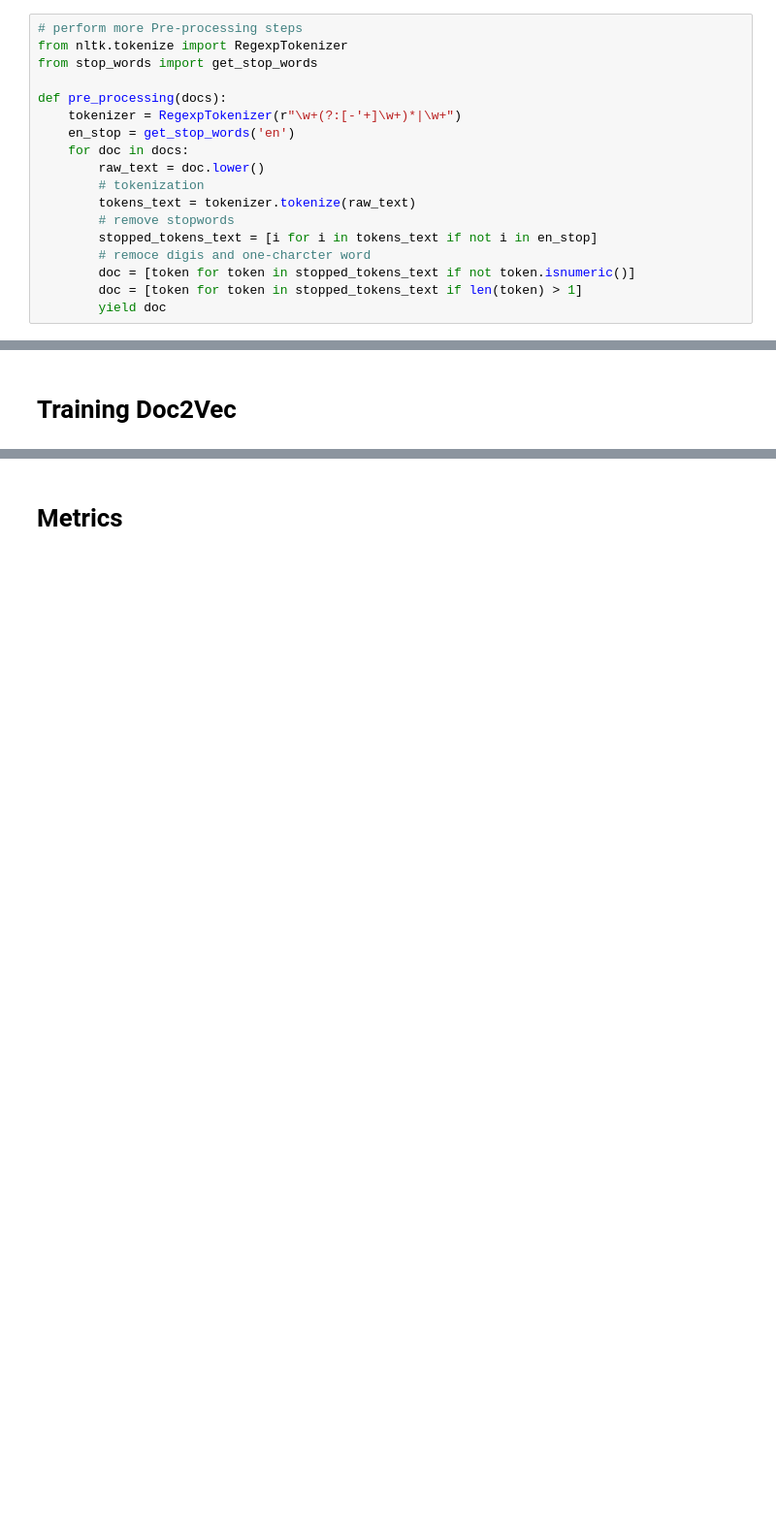
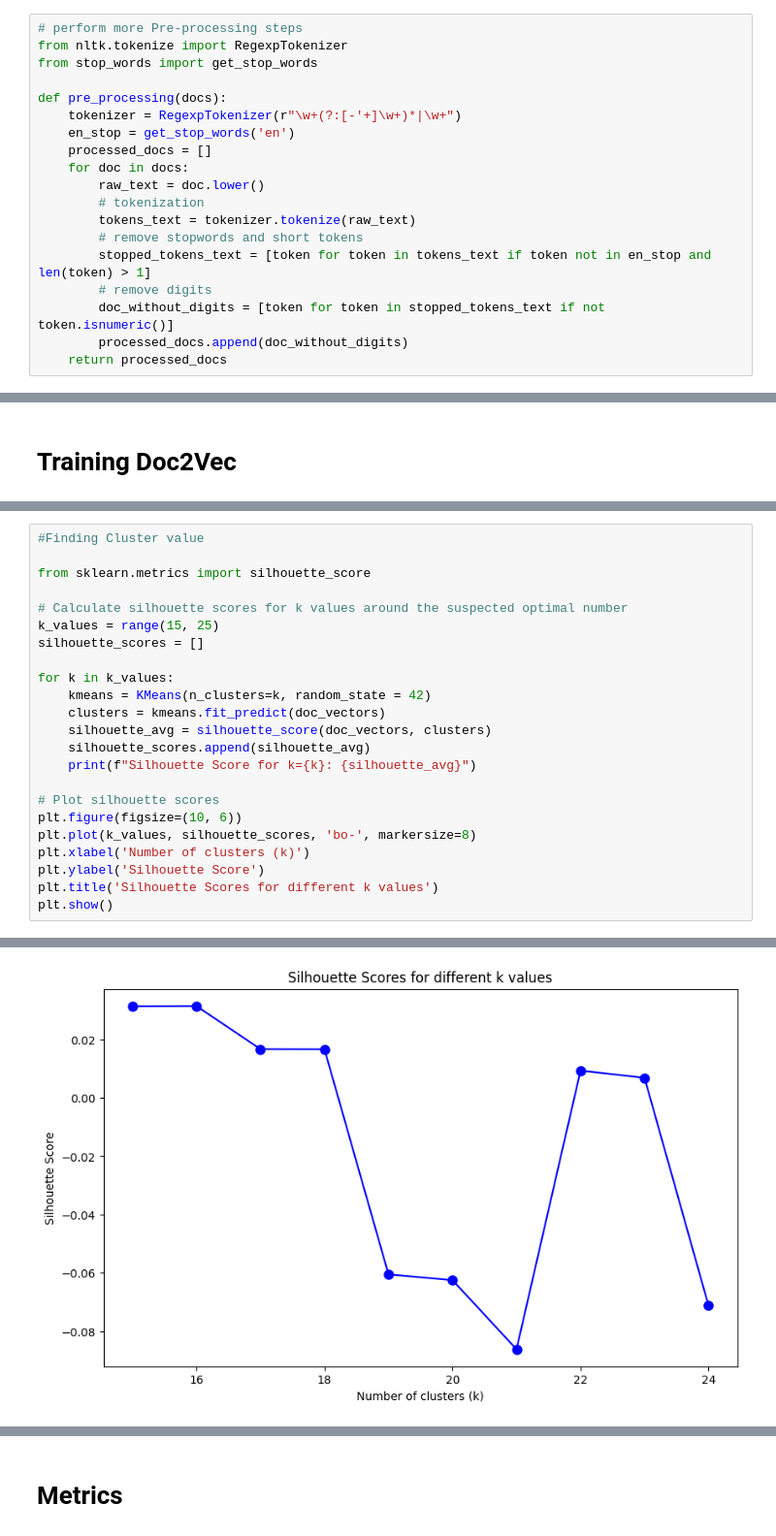
Before and after one commit to chethana613/document_clustering, a Jupyter notebook: Data_Clustering_Project_KMeans.ipynb, the cells around one changed output, grey strips where cells are left out. Shown at 97% size. Drawn from its saved outputs; the diff is of its cells as text; blank space fills up the shorter version.

```diff
--- a/Data_Clustering_Project_KMeans.ipynb
+++ b/Data_Clustering_Project_KMeans.ipynb
@@ -149,16 +149,17 @@ from stop_words import get_stop_words
 def pre_processing(docs):
     tokenizer = RegexpTokenizer(r"\w+(?:[-'+]\w+)*|\w+")
     en_stop = get_stop_words('en')
+    processed_docs = []
     for doc in docs:
         raw_text = doc.lower()
         # tokenization
         tokens_text = tokenizer.tokenize(raw_text)
-        # remove stopwords
-        stopped_tokens_text = [i for i in tokens_text if not i in en_stop]
-        # remoce digis and one-charcter word
-        doc = [token for token in stopped_tokens_text if not token.isnumeric()]
-        doc = [token for token in stopped_tokens_text if len(token) > 1]
-        yield doc
+        # remove stopwords and short tokens
+        stopped_tokens_text = [token for token in tokens_text if token not in en_stop and len(token) > 1]
+        # remove digits
+        doc_without_digits = [token for token in stopped_tokens_text if not token.isnumeric()]
+        processed_docs.append(doc_without_digits)
+    return processed_docs
 # %% [markdown]
 # Build Vocabulary
 # %%
@@ -258,0 +217,24 @@ Total time: 139.37465071678162 secs
+# %%
+#Finding Cluster value
+
+from sklearn.metrics import silhouette_score
+
+# Calculate silhouette scores for k values around the suspected optimal number
+k_values = range(15, 25)
+silhouette_scores = []
+
+for k in k_values:
+    kmeans = KMeans(n_clusters=k, random_state = 42)
+    clusters = kmeans.fit_predict(doc_vectors)
+    silhouette_avg = silhouette_score(doc_vectors, clusters)
+    silhouette_scores.append(silhouette_avg)
+    print(f"Silhouette Score for k={k}: {silhouette_avg}")
+
+# Plot silhouette scores
+plt.figure(figsize=(10, 6))
+plt.plot(k_values, silhouette_scores, 'bo-', markersize=8)
+plt.xlabel('Number of clusters (k)')
+plt.ylabel('Silhouette Score')
+plt.title('Silhouette Scores for different k values')
+plt.show()
+# %% [output]
@@ -258,0 +251 @@ Total time: 139.37465071678162 secs
+[figure, added]
```
Also changed, not shown: parts of 5 cells of this notebook.
